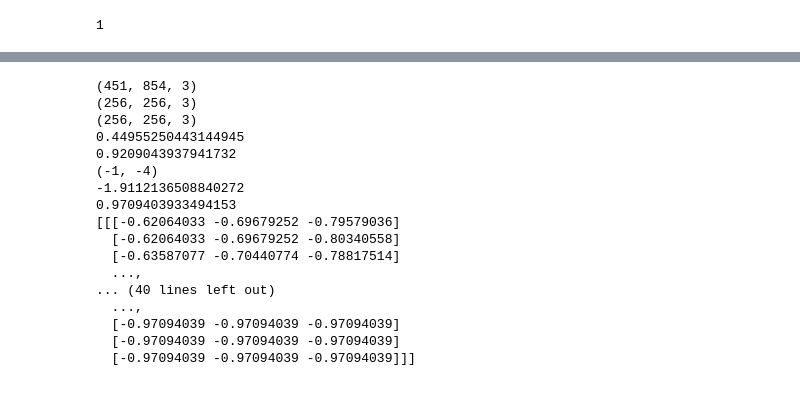
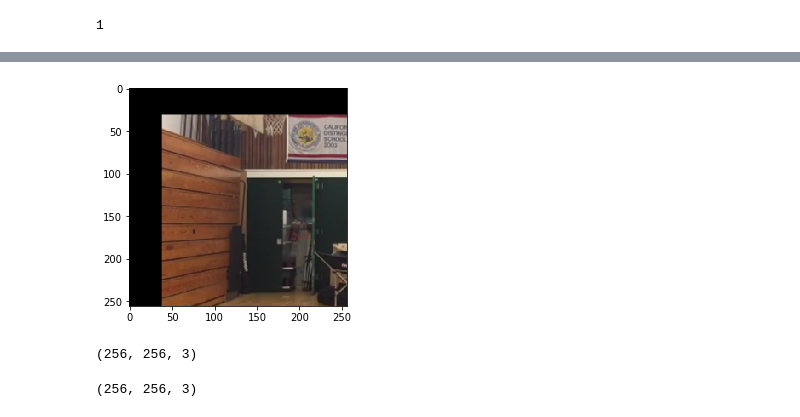
Before and after one commit to jarvislam1999/posewarp-cvpr2018, a Jupyter notebook: code/network_testing.ipynb, the cells around one changed output, grey strips where cells are left out. Drawn from its saved outputs; the diff is of its cells as text; code cells hidden in the pictures.

```diff
--- a/code/network_testing.ipynb
+++ b/code/network_testing.ipynb
@@ -181,0 +341,5 @@ plt.show()
+# %%
+plt.imshow(cv2.cvtColor(I1, cv2.COLOR_BGR2RGB))
+plt.show()
+# %% [output]
+[figure, added]
@@ -182,17 +348,12 @@ plt.show()
+# %%
+I0 = (I0 / 255.0 - 0.5) * 2.0
+I1 = (I1 / 255.0 - 0.5) * 2.0
+print(I0.shape)
+# %% [output]
+(256, 256, 3)
 # %%
 do_augment = False
-if scale0 > scale1:
-    scale = scale_factor / scale0
-else:
-    scale = scale_factor / scale1
 
-pos = (pos0 + pos1) / 2.0
-print(I0.shape)
-I0, joints0 = data_generation.center_and_scale_image(I0, img_width, img_height, pos, scale, joints0)
-I1, joints1 = data_generation.center_and_scale_image(I1, img_width, img_height, pos, scale, joints1)
-print(I0.shape)
-I0 = (I0 / 255.0 - 0.5) * 2.0
-I1 = (I1 / 255.0 - 0.5) * 2.0
 #print(I0)
 print(I0.shape)
 if do_augment:
@@ -200,26 +361,27 @@ if do_augment:
     print(rscale)
     I0, joints0 = data_generation.augment(I0, joints0, rflip, rscale, rshift, rdegree, rsat, img_height, img_width)
     I1, joints1 = data_generation.augment(I1, joints1, rflip, rscale, rshift, rdegree, rsat, img_height, img_width)
-# begin augment transformation
-rflip, rscale, rshift, rdegree, rsat = data_generation.rand_augmentations(params)
-print(rflip)
-print(rscale)
-print(rshift)
-print(rdegree)
-print(rsat)
-#print(I0.shape)
-I0, joints0 = data_generation.aug_flip(I0, rflip, joints0)
-#I0, joints0 = data_generation.aug_scale(I0, rscale, joints0)
-#I0, joints0 = data_generation.aug_shift(I0, img_width, img_height, rshift, joints0)
-#I0, joints0 = data_generation.aug_rotate(I0, img_width, img_height, rdegree, joints0)
-I0 = data_generation.aug_saturation(I0, rsat)
-print(I0)
+    # begin augment transformation
+    rflip, rscale, rshift, rdegree, rsat = data_generation.rand_augmentations(params)
+    print(rflip)
+    print(rscale)
+    print(rshift)
+    print(rdegree)
+    print(rsat)
+    #print(I0.shape)
+    #I0, joints0 = data_generation.aug_flip(I0, rflip, joints0)
+    #I0, joints0 = data_generation.aug_scale(I0, rscale, joints0)
+    #I0, joints0 = data_generation.aug_shift(I0, img_width, img_height, rshift, joints0)
+    #I0, joints0 = data_generation.aug_rotate(I0, img_width, img_height, rdegree, joints0)
+    #I0 = data_generation.aug_saturation(I0, rsat)
 
-I1, joints1 = data_generation.aug_flip(I1, rflip, joints1)
-#I1, joints1 = data_generation.aug_scale(I1, rscale, joints1)
-#I1, joints1 = data_generation.aug_shift(I1, img_width, img_height, rshift, joints1)
-#I1, joints1 = data_generation.aug_rotate(I1, img_width, img_height, rdegree, joints1)
-I1 = data_generation.aug_saturation(I1, rsat)
+    print(I0)
+
+    #I1, joints1 = data_generation.aug_flip(I1, rflip, joints1)
+    #I1, joints1 = data_generation.aug_scale(I1, rscale, joints1)
+    #I1, joints1 = data_generation.aug_shift(I1, img_width, img_height, rshift, joints1)
+    #I1, joints1 = data_generation.aug_rotate(I1, img_width, img_height, rdegree, joints1)
+    #I1 = data_generation.aug_saturation(I1, rsat)
 
 posemap0 = data_generation.make_joint_heatmaps(img_height, img_width, joints0, sigma_joint, pose_dn)
 posemap1 = data_generation.make_joint_heatmaps(img_height, img_width, joints1, sigma_joint, pose_dn)
@@ -230,20 +392,4 @@ src_masks = np.log(np.concatenate((src_bg_mask, src_limb_masks), axis=2) + 1e-10
 #print(I1)
 #print(src_bg_mask)
 # %% [output]
-(451, 854, 3)
 (256, 256, 3)
-(256, 256, 3)
-0.44955250443144945
-0.9209043937941732
-(-1, -4)
--1.9112136508840272
-0.9709403933494153
-[[[-0.62064033 -0.69679252 -0.79579036]
-  [-0.62064033 -0.69679252 -0.80340558]
-  [-0.63587077 -0.70440774 -0.78817514]
-  ...,
-... (40 lines left out)
-  ...,
-  [-0.97094039 -0.97094039 -0.97094039]
-  [-0.97094039 -0.97094039 -0.97094039]
-  [-0.97094039 -0.97094039 -0.97094039]]]
```
Also changed, not shown: parts of 49 cells of this notebook, 2 other files.
